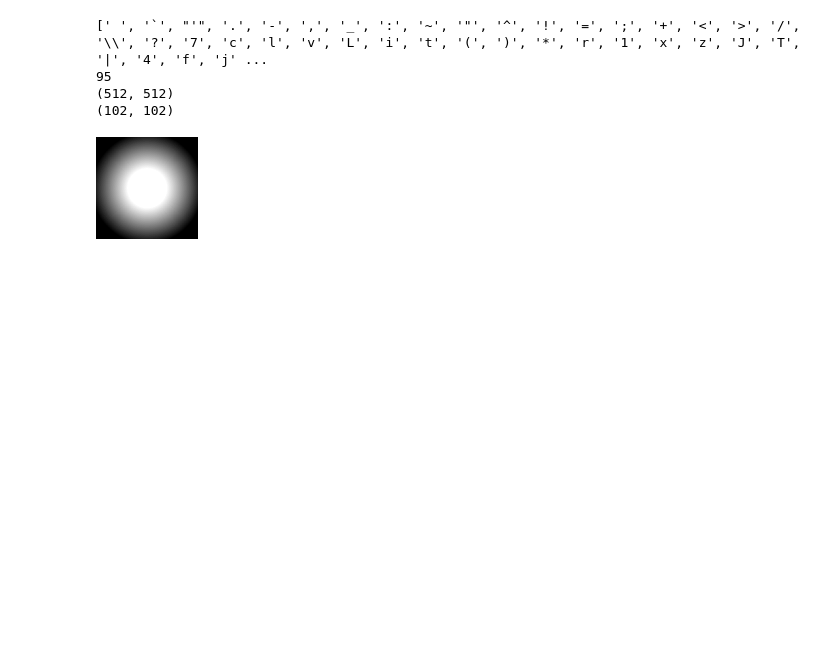
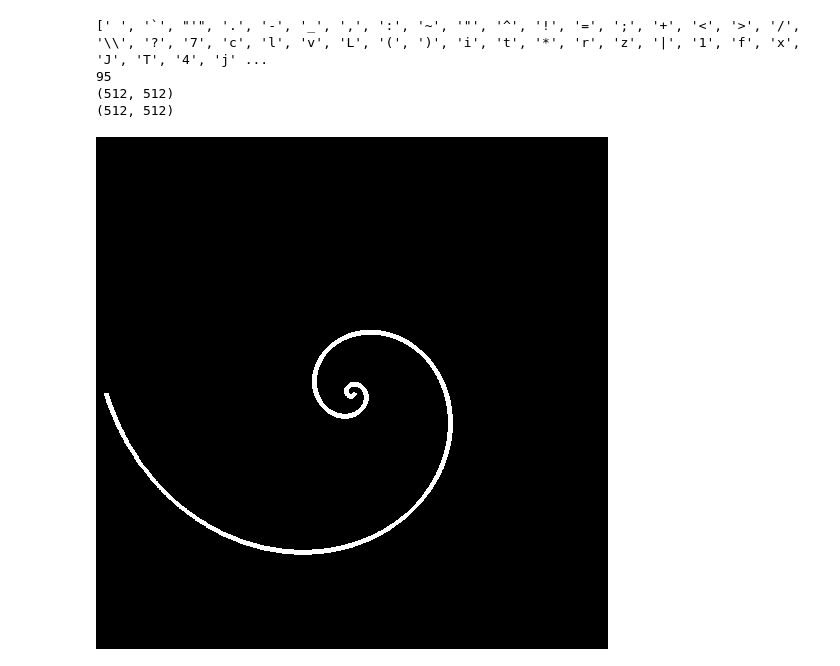
Before and after one commit to wojciechsadlik/python-char-art, a Jupyter notebook: notebooks/line_heuristics.ipynb, the cells around one changed output. Drawn from its saved outputs; the diff is of its cells as text; code cells hidden in the pictures; blank space fills up the shorter version.

```diff
--- a/notebooks/line_heuristics.ipynb
+++ b/notebooks/line_heuristics.ipynb
@@ -1,40 +1,47 @@
 # %%
 import sys
 sys.path.append('../src')
 
 from IPython.display import display, clear_output
-from PIL import Image, ImageOps, ImageDraw, ImageFont, ImageChops
+from PIL import Image, ImageFont
 import matplotlib.pyplot as plt
 import numpy as np
 
 from palette.symbol2value import get_asciis, symbols_sorted
 from image.processing import preprocess_img
 from rendering.image import render_symbols_img
 from converters.img_converter import ImgConverter
-from converters.line_heuristics.utils import evaluate_symbol_arr, get_line_height
+from converters.line_heuristics.utils import evaluate_symbol_arr, get_char_width, get_line_height
 from converters.tile.bin_2d import Tile2Symb2dBin
+from converters.evaluation import img_similarity
 
-# FONT = ImageFont.truetype("../fonts/OpenSans-Regular.ttf", 18)
-FONT = ImageFont.truetype("../fonts/FiraCode-Regular.ttf", 18)
+# from diagnostics.artifact_manager import get_artifact_manager
+# get_artifact_manager(debug=True)
+
+# FONT = ImageFont.truetype("../fonts/OpenSans-Regular.ttf", 16)
+FONT = ImageFont.truetype("../fonts/FiraCode-Regular.ttf", 16)
 
 CHAR_SET = symbols_sorted(get_asciis(), FONT)[::1]
 print(CHAR_SET)
 print(len(CHAR_SET))
-line_height = get_line_height(CHAR_SET, FONT) + 1
+MAX_LINES = 12
+line_height = get_line_height(CHAR_SET, FONT)
+MAX_COLS = 40
+col_width = get_char_width(FONT)
 tile_converter = Tile2Symb2dBin(CHAR_SET, FONT)
 
-IMG_PATH = "../imgs/irad_grad.bmp"
+IMG_PATH = "../imgs/test_fibonacci_spiral.png"
 orig_img = Image.open(IMG_PATH).convert("L")
 print(orig_img.size)
-prep_img = preprocess_img(orig_img, 0.2, contrast=2.0)
+prep_img = preprocess_img(orig_img, contrast=1.5)
 print(prep_img.size)
 display(prep_img)
 # %% [output]
-[' ', '`', "'", '.', '-', ',', '_', ':', '~', '"', '^', '!', '=', ';', '+', '<', '>', '/', '\\', '?', '7', 'c', 'l', 'v', 'L', 'i', 't', '(', ')', '*', 'r', '1', 'x', 'z', 'J', 'T', '|', '4', 'f', 'j' ...
+[' ', '`', "'", '.', '-', '_', ',', ':', '~', '"', '^', '!', '=', ';', '+', '<', '>', '/', '\\', '?', '7', 'c', 'l', 'v', 'L', '(', ')', 'i', 't', '*', 'r', 'z', '|', '1', 'f', 'x', 'J', 'T', '4', 'j' ...
 95
 (512, 512)
-(102, 102)
+(512, 512)
-[figure, old version]
+[figure, new version]
 # %%
 from converters.line_heuristics.greedy import GreedyLineSearch
 
```
Also changed, not shown: parts of 5 cells of this notebook, 8 other files.
